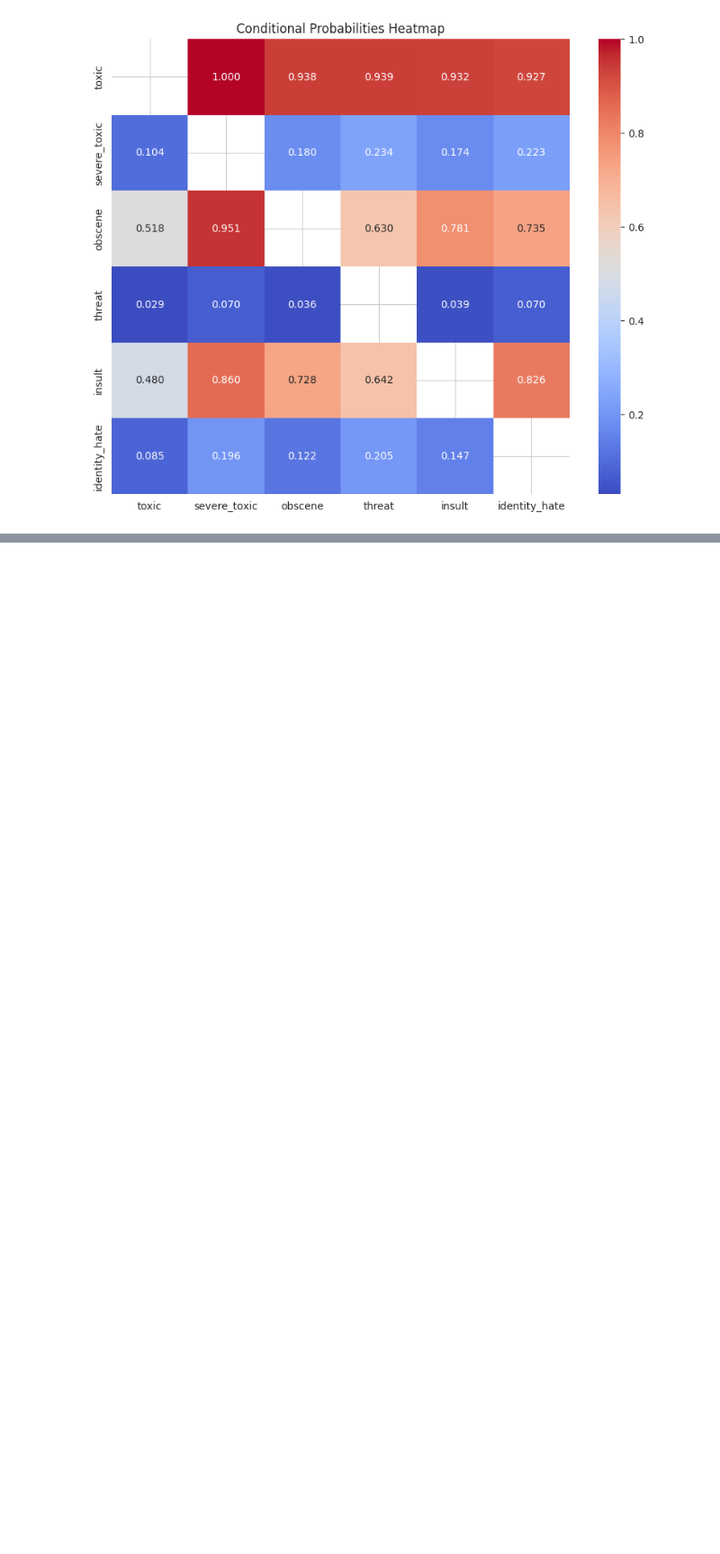
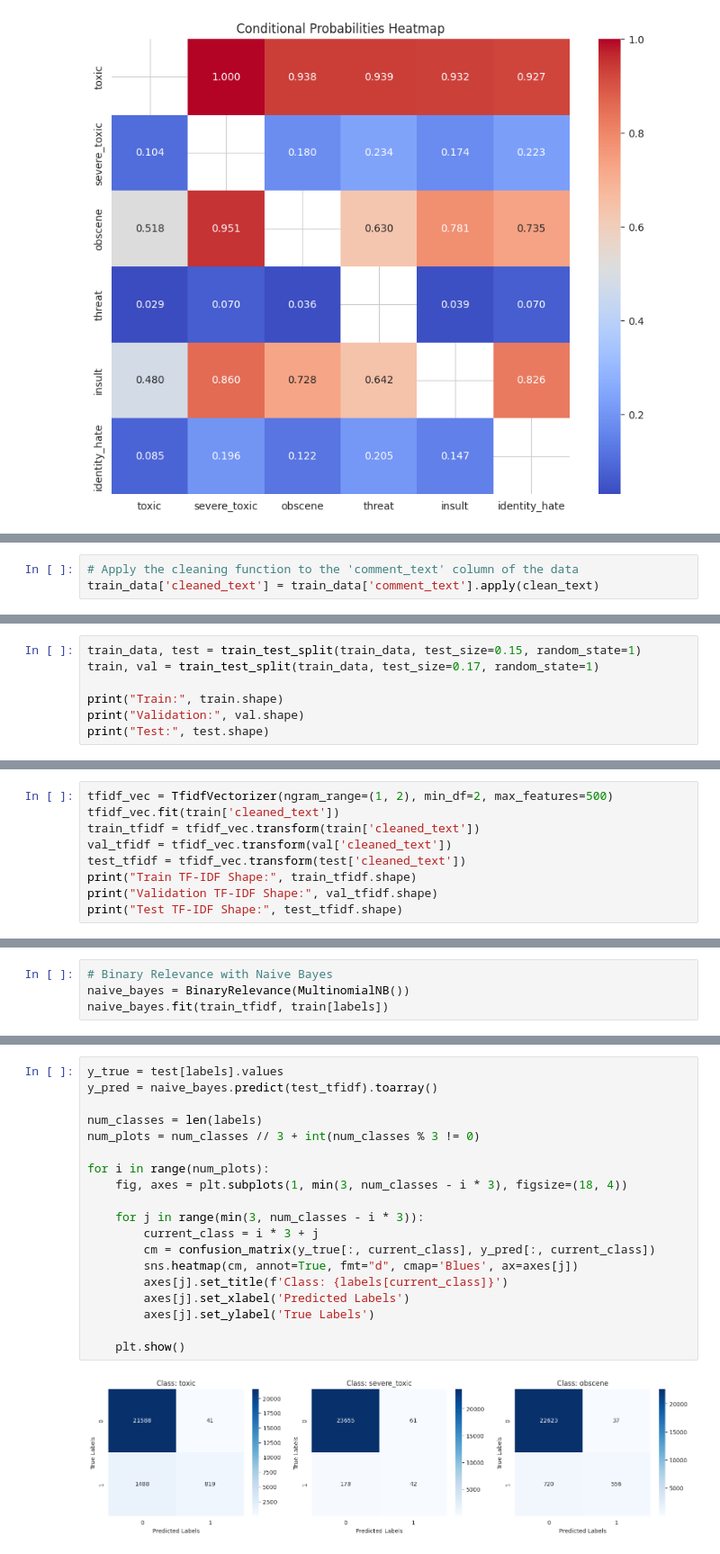
Before and after one commit to Hashmat02/ToxClassify-LSTM-and-Naive-Bayes-for-Toxicity-Detection, a Jupyter notebook: notbook1.ipynb, the cells around one changed output, grey strips where cells are left out. Shown at 90% size. Saved outputs shown, nothing was run; the diff lists cells and outputs as text; blank space fills up the shorter version.

```diff
--- a/notbook1.ipynb
+++ b/notbook1.ipynb
@@ -302,0 +346,3 @@ Text(0.5, 1.0, 'Conditional Probabilities Heatmap')
+# %%
+# Apply the cleaning function to the 'comment_text' column of the data
+train_data['cleaned_text'] = train_data['comment_text'].apply(clean_text)
@@ -302,0 +371,7 @@ Text(0.5, 1.0, 'Conditional Probabilities Heatmap')
+# %%
+train_data, test = train_test_split(train_data, test_size=0.15, random_state=1)
+train, val = train_test_split(train_data, test_size=0.17, random_state=1)
+
+print("Train:", train.shape)
+print("Validation:", val.shape)
+print("Test:", test.shape)
@@ -302,0 +390,9 @@ Text(0.5, 1.0, 'Conditional Probabilities Heatmap')
+# %%
+tfidf_vec = TfidfVectorizer(ngram_range=(1, 2), min_df=2, max_features=500)
+tfidf_vec.fit(train['cleaned_text'])
+train_tfidf = tfidf_vec.transform(train['cleaned_text'])
+val_tfidf = tfidf_vec.transform(val['cleaned_text'])
+test_tfidf = tfidf_vec.transform(test['cleaned_text'])
+print("Train TF-IDF Shape:", train_tfidf.shape)
+print("Validation TF-IDF Shape:", val_tfidf.shape)
+print("Test TF-IDF Shape:", test_tfidf.shape)
@@ -302,0 +426,4 @@ Text(0.5, 1.0, 'Conditional Probabilities Heatmap')
+# %%
+# Binary Relevance with Naive Bayes
+naive_bayes = BinaryRelevance(MultinomialNB())
+naive_bayes.fit(train_tfidf, train[labels])
@@ -302,0 +514,21 @@ Text(0.5, 1.0, 'Conditional Probabilities Heatmap')
+# %%
+y_true = test[labels].values
+y_pred = naive_bayes.predict(test_tfidf).toarray()
+
+num_classes = len(labels)
+num_plots = num_classes // 3 + int(num_classes % 3 != 0)
+
+for i in range(num_plots):
+    fig, axes = plt.subplots(1, min(3, num_classes - i * 3), figsize=(18, 4))
+
+    for j in range(min(3, num_classes - i * 3)):
+        current_class = i * 3 + j
+        cm = confusion_matrix(y_true[:, current_class], y_pred[:, current_class])
+        sns.heatmap(cm, annot=True, fmt="d", cmap='Blues', ax=axes[j])
+        axes[j].set_title(f'Class: {labels[current_class]}')
+        axes[j].set_xlabel('Predicted Labels')
+        axes[j].set_ylabel('True Labels')
+
+    plt.show()
+# %% [output]
+[figure, added]
```
Also changed, not shown: parts of 23 cells of this notebook.
